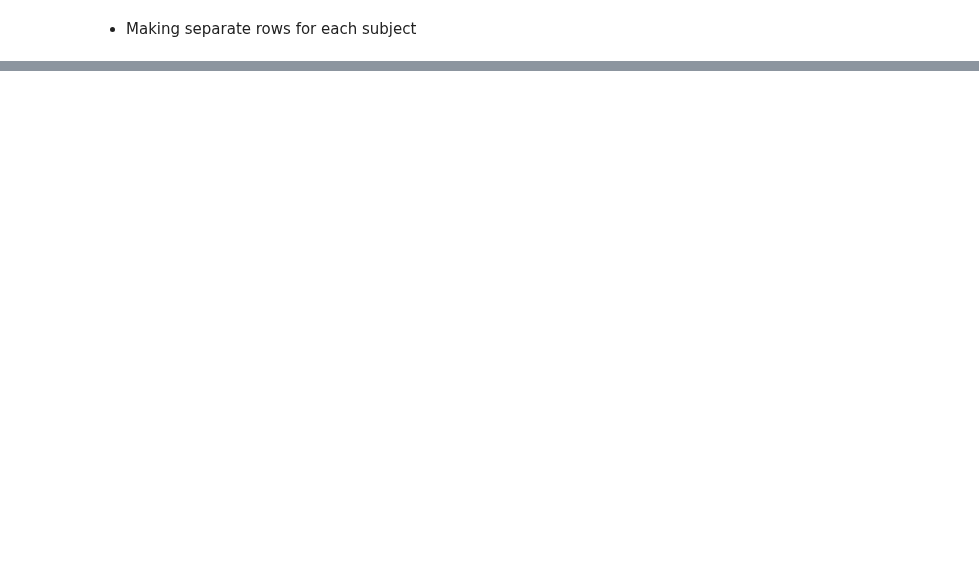
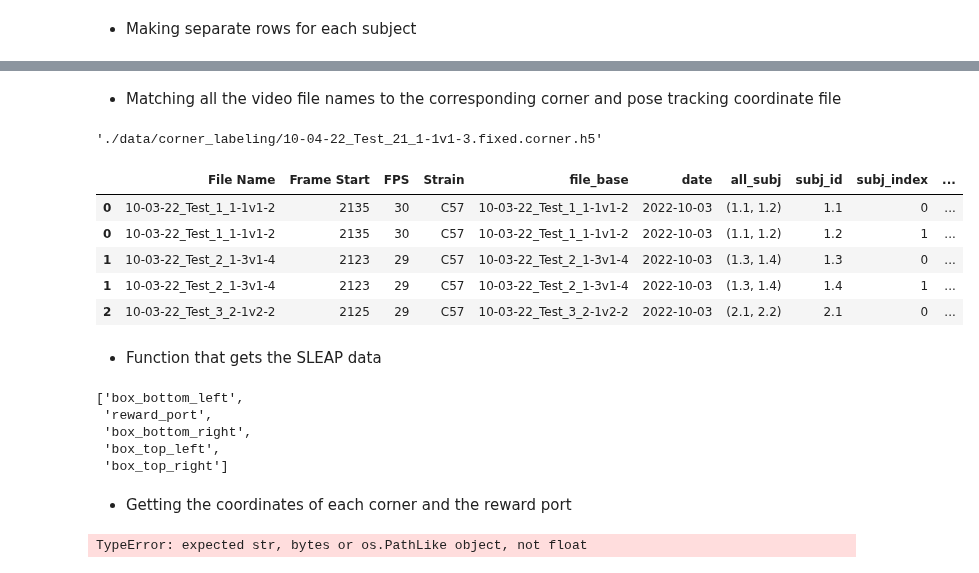
Before and after one commit to padillacoreanolab/dominance_strain_comparison, a Jupyter notebook: results/2023_05_02_rc_sleap_analysis/refactored_tone_distance.ipynb, the cells around one changed output, grey strips where cells are left out. Saved outputs shown, nothing was run; the diff lists cells and outputs as text; code cells hidden in the pictures; blank space fills up the shorter version.

```diff
--- a/results/2023_05_02_rc_sleap_analysis/refactored_tone_distance.ipynb
+++ b/results/2023_05_02_rc_sleap_analysis/refactored_tone_distance.ipynb
@@ -86,0 +207,2 @@ tone_start_df["subj_index"] = tone_start_df.apply(lambda x: list(x["all_subj"]).
+# %%
+all_pose_estimation_h5 = glob.glob("./data/sleap_pose_tracking/*.h5")
@@ -86,0 +233,10 @@ tone_start_df["subj_index"] = tone_start_df.apply(lambda x: list(x["all_subj"]).
+# %% [markdown]
+- Matching all the video file names to the corresponding corner and pose tracking coordinate file
+# %%
+file_name_to_corner = {item.split("/")[-1].split(".")[0].strip(): item for item in all_corner_h5}
+# %%
+file_name_to_pose_estimation = {item.split("/")[-1].split(".")[0].strip(): item for item in all_pose_estimation_h5}
+# %%
+file_name_to_corner[list(file_name_to_corner.keys())[0]]
+# %% [output]
+'./data/corner_labeling/10-04-22_Test_21_1-1v1-3.fixed.corner.h5'
@@ -86,0 +246,11 @@ tone_start_df["subj_index"] = tone_start_df.apply(lambda x: list(x["all_subj"]).
+# %%
+TONE_START_DF.head()
+# %% [output]
+|  | File Name | Frame Start | FPS | Strain | file_base | date | all_subj | subj_id | subj_index | ... |
+| 0 | 10-03-22_Test_1_1-1v1-2 | 2135 | 30 | C57 | 10-03-22_Test_1_1-1v1-2 | 2022-10-03 | (1.1, 1.2) | 1.1 | 0 | ... |
+| 0 | 10-03-22_Test_1_1-1v1-2 | 2135 | 30 | C57 | 10-03-22_Test_1_1-1v1-2 | 2022-10-03 | (1.1, 1.2) | 1.2 | 1 | ... |
+| 1 | 10-03-22_Test_2_1-3v1-4 | 2123 | 29 | C57 | 10-03-22_Test_2_1-3v1-4 | 2022-10-03 | (1.3, 1.4) | 1.3 | 0 | ... |
+| 1 | 10-03-22_Test_2_1-3v1-4 | 2123 | 29 | C57 | 10-03-22_Test_2_1-3v1-4 | 2022-10-03 | (1.3, 1.4) | 1.4 | 1 | ... |
+| 2 | 10-03-22_Test_3_2-1v2-2 | 2125 | 29 | C57 | 10-03-22_Test_3_2-1v2-2 | 2022-10-03 | (2.1, 2.2) | 2.1 | 0 | ... |
+# %% [markdown]
+- Function that gets the SLEAP data
@@ -86,0 +259,15 @@ tone_start_df["subj_index"] = tone_start_df.apply(lambda x: list(x["all_subj"]).
+# %%
+corner_node_names
+# %% [output]
+['box_bottom_left',
+ 'reward_port',
+ 'box_bottom_right',
+ 'box_top_left',
+ 'box_top_right']
+# %% [markdown]
+- Getting the coordinates of each corner and the reward port
+# %%
+for index, node in enumerate(corner_node_names):
+    TONE_START_DF["{}_coordinates".format(node)] = TONE_START_DF["corner_file"].apply(lambda x: extract_sleap_data_from_h5(x)[0][0,index,:,0])
+# %% [output]
+TypeError: expected str, bytes or os.PathLike object, not float
```
Also changed, not shown: parts of 37 cells of this notebook, 1 other file.
